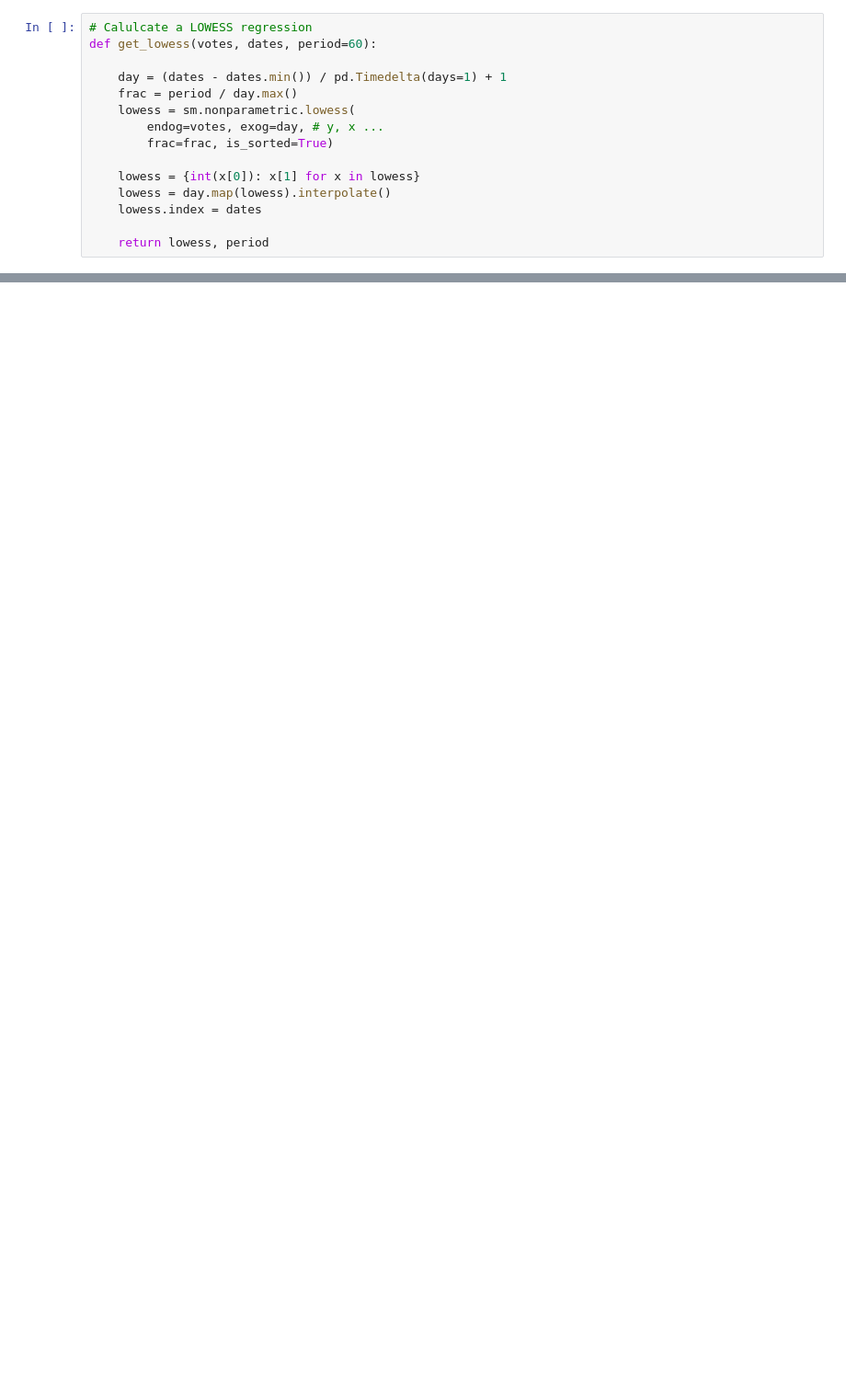
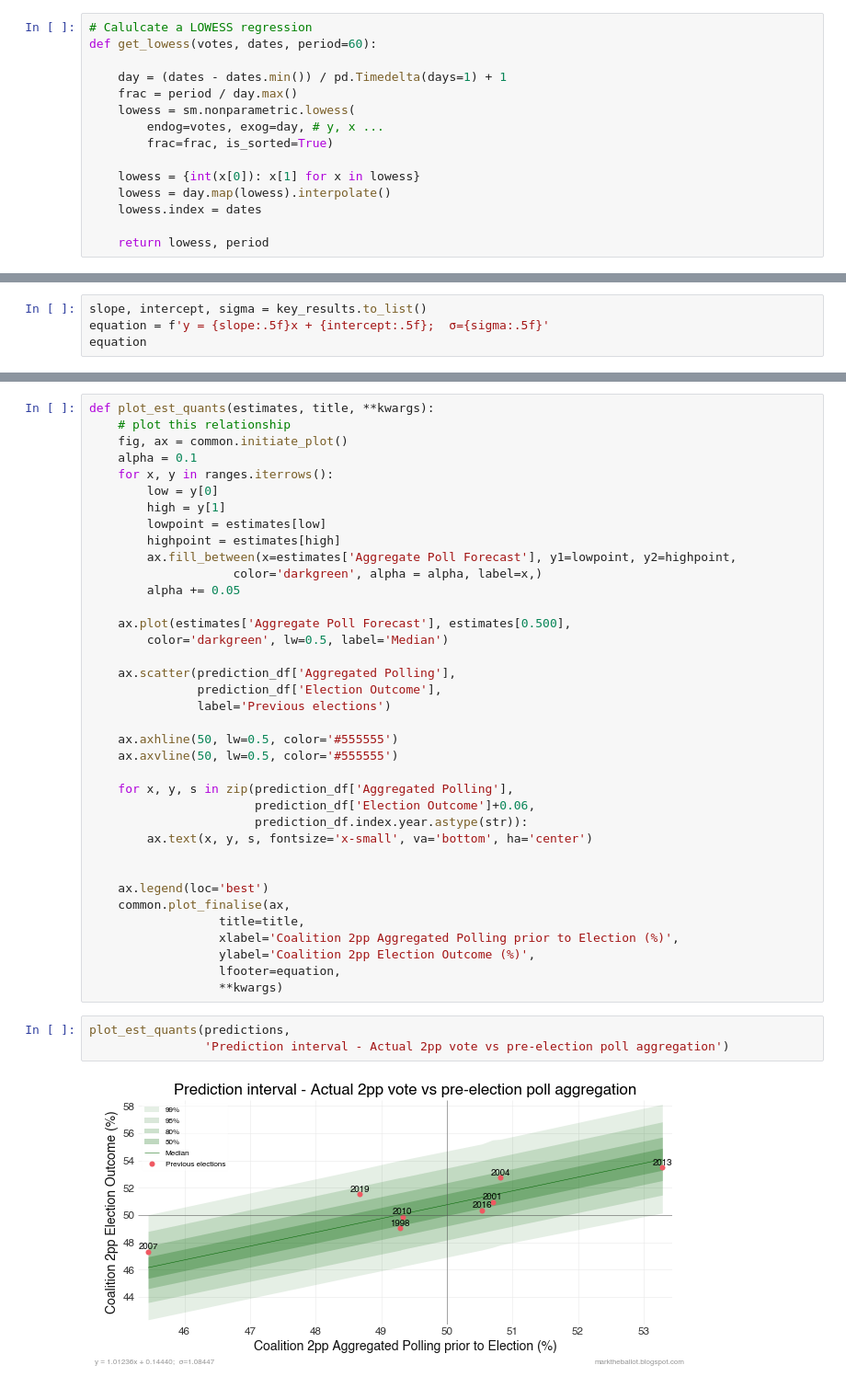
Before and after one commit to bpalmer4/Australian-Federal-Election-2022, a Jupyter notebook: notebooks/Bayesian seats model input for polls to election.ipynb, the cells around one changed output, grey strips where cells are left out. Shown at 92% size. Drawn from its saved outputs; the diff is of its cells as text; blank space fills up the shorter version.

Commit message:
seats model from polls to election outcome

```diff
--- a/notebooks/exploratory how effective are polls at predicting election outcomes.ipynb
+++ b/notebooks/Bayesian seats model input for polls to election.ipynb
@@ -112,0 +290,4 @@ for election in past_polls['Election'].unique():
+# %%
+slope, intercept, sigma = key_results.to_list()
+equation = f'y = {slope:.5f}x + {intercept:.5f};  σ={sigma:.5f}'
+equation
@@ -112,0 +342,42 @@ for election in past_polls['Election'].unique():
+# %%
+def plot_est_quants(estimates, title, **kwargs):
+    # plot this relationship
+    fig, ax = common.initiate_plot()
+    alpha = 0.1
+    for x, y in ranges.iterrows():
+        low = y[0]
+        high = y[1]
+        lowpoint = estimates[low]
+        highpoint = estimates[high]
+        ax.fill_between(x=estimates['Aggregate Poll Forecast'], y1=lowpoint, y2=highpoint,
+                    color='darkgreen', alpha = alpha, label=x,)
+        alpha += 0.05
+
+    ax.plot(estimates['Aggregate Poll Forecast'], estimates[0.500],
+        color='darkgreen', lw=0.5, label='Median')
+
+    ax.scatter(prediction_df['Aggregated Polling'],
+               prediction_df['Election Outcome'],
+               label='Previous elections')
+
+    ax.axhline(50, lw=0.5, color='#555555')
+    ax.axvline(50, lw=0.5, color='#555555')
+
+    for x, y, s in zip(prediction_df['Aggregated Polling'],
+                       prediction_df['Election Outcome']+0.06,
+                       prediction_df.index.year.astype(str)):
+        ax.text(x, y, s, fontsize='x-small', va='bottom', ha='center')
+
+
+    ax.legend(loc='best')
+    common.plot_finalise(ax,
+                  title=title,
+                  xlabel='Coalition 2pp Aggregated Polling prior to Election (%)',
+                  ylabel='Coalition 2pp Election Outcome (%)',
+                  lfooter=equation,
+                  **kwargs)
+# %%
+plot_est_quants(predictions,
+                'Prediction interval - Actual 2pp vote vs pre-election poll aggregation')
+# %% [output]
+[figure, added]
```
Also changed, not shown: parts of 26 cells of this notebook, 2 other files.
